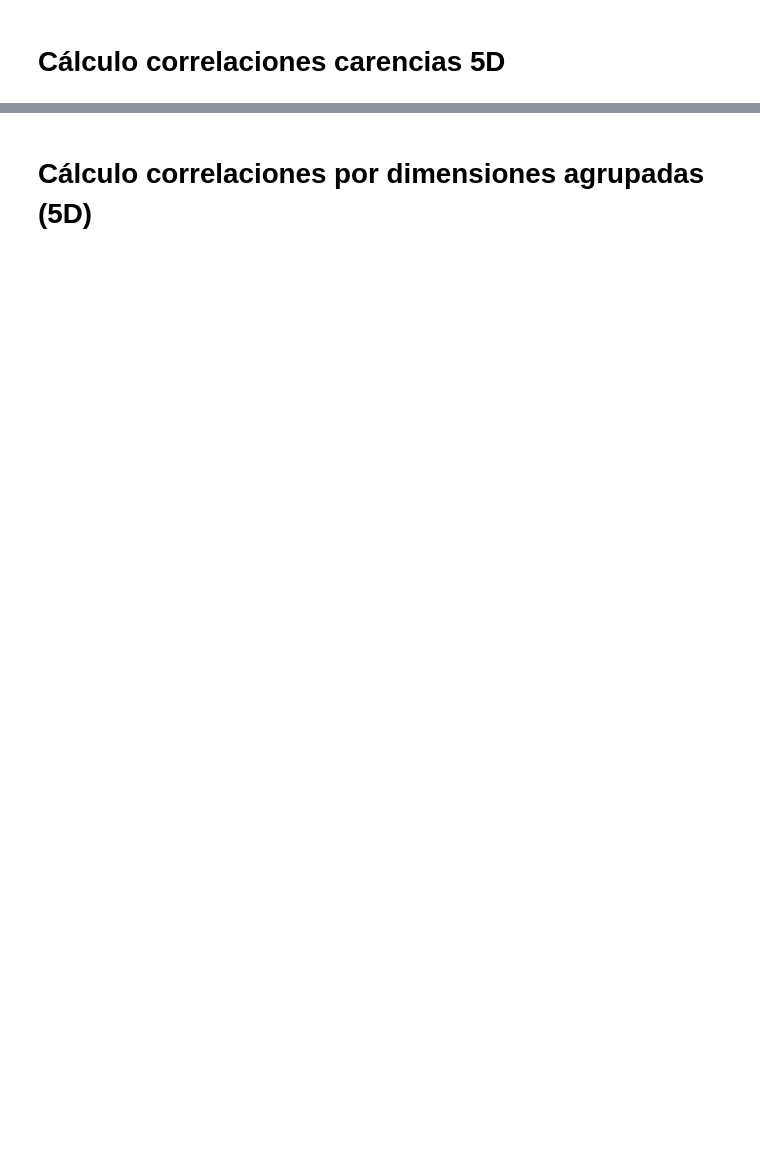
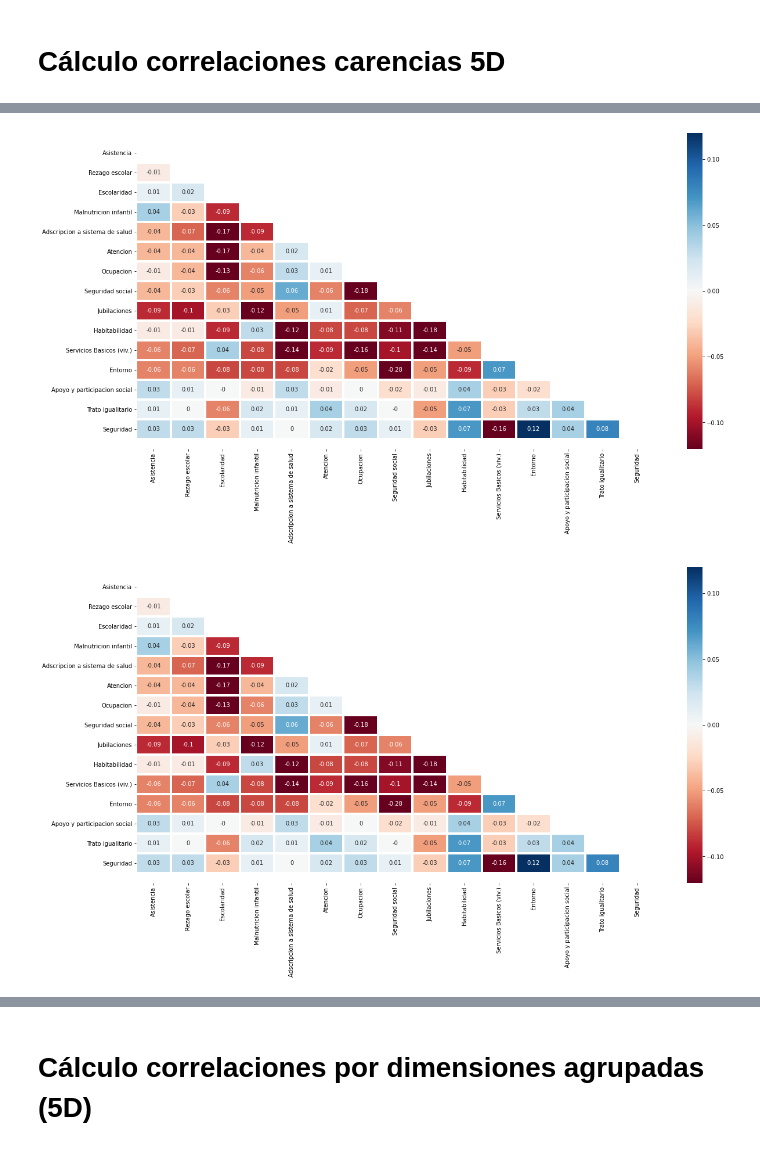
Before and after one commit to Maxmuleiv/Proyecto-Industrial, a Jupyter notebook: AnalisisPobrezaMultidimensional.ipynb, the cells around one changed output, grey strips where cells are left out. Drawn from its saved outputs; the diff is of its cells as text; code cells hidden in the pictures; blank space fills up the shorter version.

```diff
--- a/AnalisisPobrezaMultidimensional.ipynb
+++ b/AnalisisPobrezaMultidimensional.ipynb
@@ -20,3 +22,29 @@ dimensiones = pd.read_csv(url2,";") #importación base datos por dimension
+# %%
+# FUNCION PARA OBTENCION HEATMAPS POR TIPO DE CORRELACION (PEARSON, KENDALL Y SPEARMAN)
+def creacion_heatmap(Nombre_metodo,Tabla_variables,Negativos,Comentario_grafico):
+
+
+  if  Negativos==False:
+    color_min=-0.01
+  else:
+    color_min=-0.12
+
+  Tabla_correlaciones = Tabla_variables.corr(method=Nombre_metodo)
+  plt.figure(figsize = (20,10)) #arreglar el tamaño del gráfico
+
+  mask = np.zeros(Tabla_correlaciones.shape, dtype=bool) #eliminacion datos simetricos
+  mask[np.triu_indices(len(mask))] = True
+
+  mapa=sb.heatmap(Tabla_correlaciones.values.round(2), xticklabels=Tabla_correlaciones.columns, # heatmap pearson
+            yticklabels=Tabla_correlaciones.columns,vmin = color_min, vmax = 0.12, center = 0, cmap = "RdBu",annot=True, mask=mask, linewidths=3)
+
+  b, t = mapa.get_ylim() # identificar limites de corte
+  mapa.set_ylim(b + 0.5, t - 0.5) #redefinir limites de corte
+  plt.savefig("Heatmap_"+Nombre_metodo+"_"+Comentario_grafico+".png",bbox_inches="tight")
+  plt.savefig("Heatmap_"+Nombre_metodo+"_"+Comentario_grafico+".svg",bbox_inches="tight")
+
+  return
+  plt.show()
 # %% [markdown]
 # Cálculo correlaciones carencias 5D
 # %%
@@ -136,0 +111,7 @@ plt.show()
+# %%
+creacion_heatmap("pearson",datos5D,True,"Correlaciones")
+creacion_heatmap("kendall",datos5D,True,"Correlaciones")
+creacion_heatmap("spearman",datos5D,True,"Correlaciones")
+# %% [output]
+[figure, added]
+[figure, added]
```
Also changed, not shown: parts of 5 cells of this notebook.
